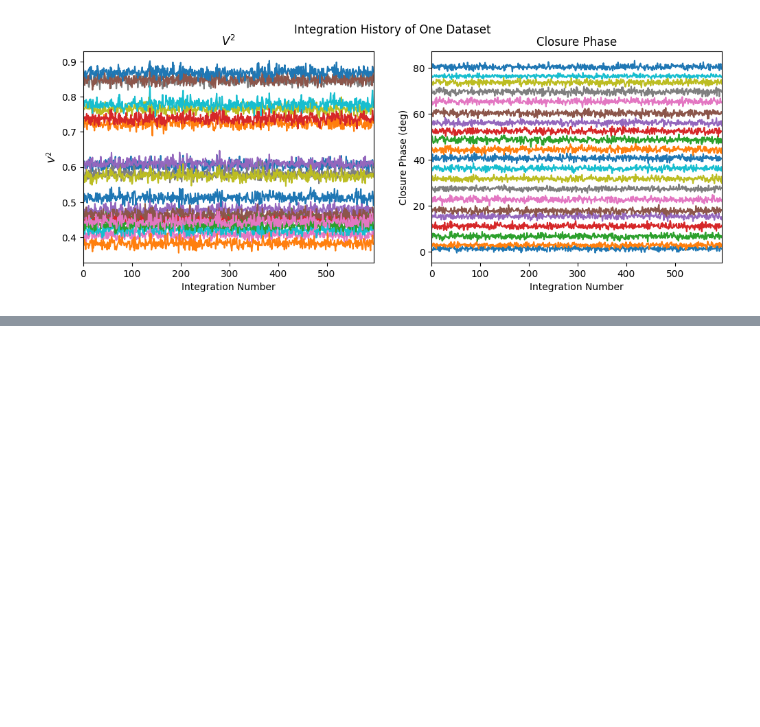
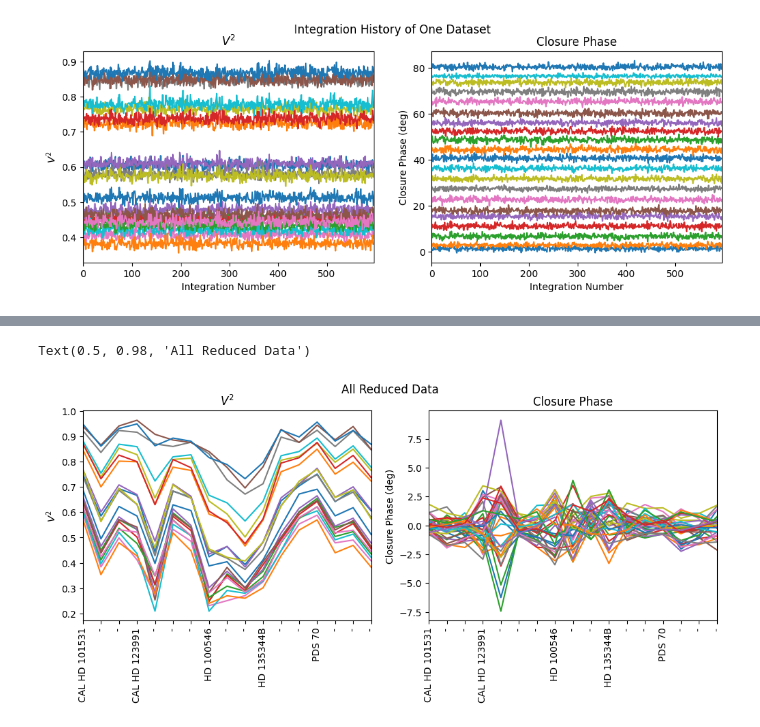
Before and after one commit to benjaminpope/ami, a Jupyter notebook: notebooks/comparison_1242.ipynb, the cells around one changed output, grey strips where cells are left out. Drawn from its saved outputs; the diff is of its cells as text; code cells hidden in the pictures; blank space fills up the shorter version.

```diff
--- a/notebooks/comparison_1242.ipynb
+++ b/notebooks/comparison_1242.ipynb
@@ -214,0 +177,24 @@ These actually look reasonably stable from integration to integration.
+# %%
+# now do covariance matrices of the v2 and t3 data
+
+v2s, t3s = [], []
+
+for fname in tqdm([fnames[arg] for arg in args]):
+
+    wavels, band, u, v, vis2, vis2err, t3phi, t3phierr, t3amp, t3amperr, t3u1, t3u2, t3v1, t3v2, name = extract_data(fname)
+
+    # visibilities
+    v2s.append(vis2)
+
+    # closure phases
+    t3s.append(t3phi)
+
+v2s = np.array(v2s).T
+t3s = np.array(t3s).T
+
+# covariance matrices
+v2cov = np.cov(v2s)
+t3cov = np.cov(t3s)
+
+vmin_v2, vmax_v2 = np.min(v2cov),np.max(v2cov)
+vmin_cp, vmax_cp = np.min(t3cov),np.max(t3cov)
@@ -214,0 +239,24 @@ These actually look reasonably stable from integration to integration.
+# %%
+fig, (ax1, ax2) = plt.subplots(1, 2, figsize=(12, 4))
+
+for j in range(21):
+    ax1.plot(v2s[j,args])
+
+
+for j in range(35):
+    ax2.plot(t3s[j,args])
+
+ax1.set_xlim(0,16)
+ax2.set_xlim(0,16)
+ax1.set_xticks(range(17), groups,rotation=90)
+ax2.set_xticks(range(17), groups,rotation=90)
+
+ax1.set_title(r'$V^2$')
+ax2.set_title('Closure Phase')
+ax1.set_ylabel(r'$V^2$')
+ax2.set_ylabel('Closure Phase (deg)')
+
+plt.suptitle('All Reduced Data')
+# %% [output]
+Text(0.5, 0.98, 'All Reduced Data')
+[figure, added]
```
Also changed, not shown: parts of 22 cells of this notebook.
